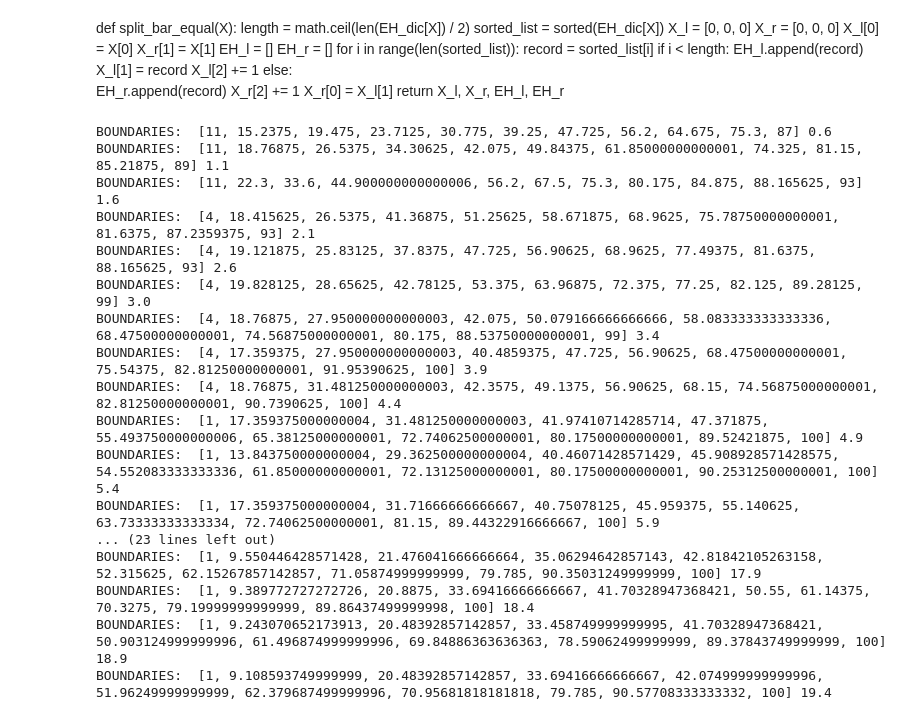
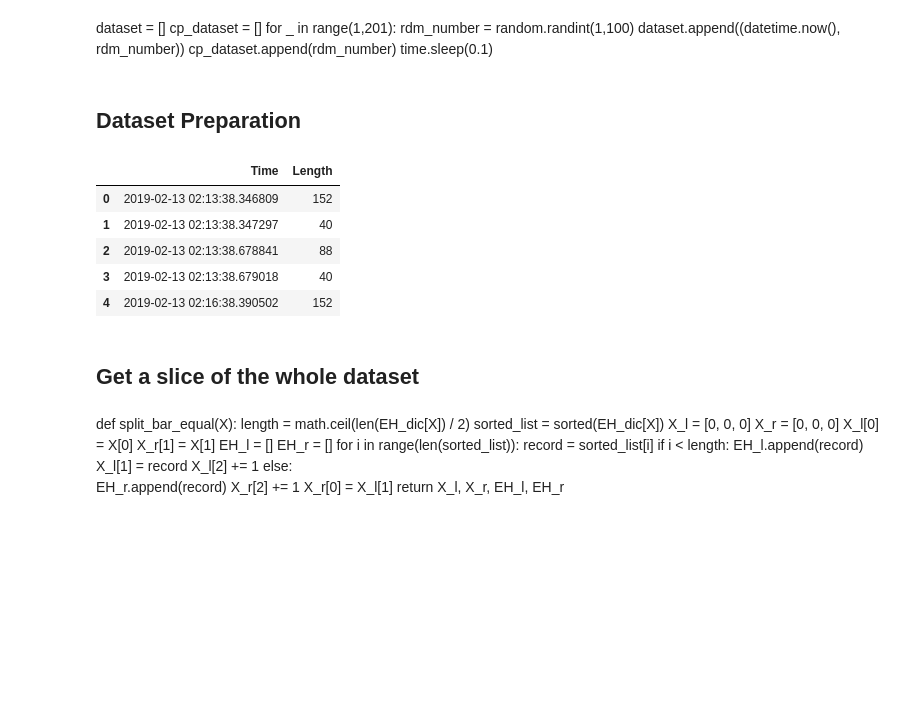
Before and after one commit to Vaggelis-Malandrakis/streaming_sampling, a Jupyter notebook: sampling_notebooks/equi_depth_histograms.ipynb, the cells around one changed output. Cells and saved outputs as stored; diff of their text form; code cells hidden in the pictures; blank space fills up the shorter version.

```diff
--- a/sampling_notebooks/equi_depth_histograms.ipynb
+++ b/sampling_notebooks/equi_depth_histograms.ipynb
@@ -18,0 +11,37 @@ for i in range(1,201):
+# %% [markdown]
+dataset = []
+cp_dataset = []
+for _ in range(1,201):
+    rdm_number = random.randint(1,100)
+    dataset.append((datetime.now(), rdm_number))
+    cp_dataset.append(rdm_number)
+    time.sleep(0.1)
+# %% [markdown]
+## Dataset Preparation
+# %%
+# read dataset
+path = '../dataset/data13to17Feb2018.csv'
+df = pd.read_csv(path, usecols=['Time', 'Source', 'Destination', 'Protocol', 'Length']).dropna()
+
+# keep only the columns that we want
+df = df[['Time', 'Length']]
+
+# transform time column to datetime object
+df['Time']= pd.to_datetime(df['Time'])
+# %%
+# we want to disregard the records which have as date 1970
+df['Year'] = df['Time'].dt.year
+df = df[df['Year'] > 1970]
+df = df[['Time', 'Length']]
+# %%
+# check how the dataset looks like
+df.head()
+# %% [output]
+|  | Time | Length |
+| 0 | 2019-02-13 02:13:38.346809 | 152 |
+| 1 | 2019-02-13 02:13:38.347297 | 40 |
+| 2 | 2019-02-13 02:13:38.678841 | 88 |
+| 3 | 2019-02-13 02:13:38.679018 | 40 |
+| 4 | 2019-02-13 02:16:38.390502 | 152 |
+# %% [markdown]
+## Get a slice of the whole dataset
@@ -348,7 +395,9 @@ maxCoef = 1.7
 Sm = B * p
 W = 0
 
-current_interval = -20
+# current_interval = -20
+current_interval = dataset[0][0]
+iterations = 0
 
 while True:
     if PRINT_FLAG:
@@ -379,7 +428,7 @@ while True:
     if appropriate_bar == -1:
         if PRINT_FLAG:
             print('Should appear only once!')
-        current_interval += 1
+        iterations += 1
         continue
 
     insert_item_to_bar(next_item, appropriate_bar)
@@ -400,30 +449,13 @@ while True:
     # remove expired boxes = values
     W = remove_expired_boxes(current_interval, W)
 
-    if abs(current_interval) % 5 == 0:
+    if iterations % 100 == 0:
+        current_interval = current_interval + pd.Timedelta(seconds=1)
         temp_boundaries, ideal_bucket_size = computeBoundaries()
-        print('BOUNDARIES: ', temp_boundaries, ideal_bucket_size)
+#         print('BOUNDARIES: ', temp_boundaries, ideal_bucket_size)
         boundaries_list.append([temp_boundaries, ideal_bucket_size])
 
-    current_interval += 1
+    iterations += 1
     if PRINT_FLAG:
         print('*********************************************************************************')
         print()
-# %% [output]
-BOUNDARIES:  [11, 15.2375, 19.475, 23.7125, 30.775, 39.25, 47.725, 56.2, 64.675, 75.3, 87] 0.6
-BOUNDARIES:  [11, 18.76875, 26.5375, 34.30625, 42.075, 49.84375, 61.85000000000001, 74.325, 81.15, 85.21875, 89] 1.1
-BOUNDARIES:  [11, 22.3, 33.6, 44.900000000000006, 56.2, 67.5, 75.3, 80.175, 84.875, 88.165625, 93] 1.6
-BOUNDARIES:  [4, 18.415625, 26.5375, 41.36875, 51.25625, 58.671875, 68.9625, 75.78750000000001, 81.6375, 87.2359375, 93] 2.1
-BOUNDARIES:  [4, 19.121875, 25.83125, 37.8375, 47.725, 56.90625, 68.9625, 77.49375, 81.6375, 88.165625, 93] 2.6
-BOUNDARIES:  [4, 19.828125, 28.65625, 42.78125, 53.375, 63.96875, 72.375, 77.25, 82.125, 89.28125, 99] 3.0
-BOUNDARIES:  [4, 18.76875, 27.950000000000003, 42.075, 50.079166666666666, 58.083333333333336, 68.47500000000001, 74.56875000000001, 80.175, 88.53750000000001, 99] 3.4
-BOUNDARIES:  [4, 17.359375, 27.950000000000003, 40.4859375, 47.725, 56.90625, 68.47500000000001, 75.54375, 82.81250000000001, 91.95390625, 100] 3.9
-BOUNDARIES:  [4, 18.76875, 31.481250000000003, 42.3575, 49.1375, 56.90625, 68.15, 74.56875000000001, 82.81250000000001, 90.7390625, 100] 4.4
-BOUNDARIES:  [1, 17.359375000000004, 31.481250000000003, 41.97410714285714, 47.371875, 55.493750000000006, 65.38125000000001, 72.74062500000001, 80.17500000000001, 89.52421875, 100] 4.9
-BOUNDARIES:  [1, 13.843750000000004, 29.362500000000004, 40.46071428571429, 45.908928571428575, 54.552083333333336, 61.85000000000001, 72.13125000000001, 80.17500000000001, 90.25312500000001, 100] 5.4
-BOUNDARIES:  [1, 17.359375000000004, 31.71666666666667, 40.75078125, 45.959375, 55.140625, 63.73333333333334, 72.74062500000001, 81.15, 89.44322916666667, 100] 5.9
-... (23 lines left out)
-BOUNDARIES:  [1, 9.550446428571428, 21.476041666666664, 35.06294642857143, 42.81842105263158, 52.315625, 62.15267857142857, 71.05874999999999, 79.785, 90.35031249999999, 100] 17.9
-BOUNDARIES:  [1, 9.389772727272726, 20.8875, 33.69416666666667, 41.70328947368421, 50.55, 61.14375, 70.3275, 79.19999999999999, 89.86437499999998, 100] 18.4
-BOUNDARIES:  [1, 9.243070652173913, 20.48392857142857, 33.458749999999995, 41.70328947368421, 50.903124999999996, 61.496874999999996, 69.84886363636363, 78.59062499999999, 89.37843749999999, 100] 18.9
-BOUNDARIES:  [1, 9.108593749999999, 20.48392857142857, 33.69416666666667, 42.074999999999996, 51.96249999999999, 62.379687499999996, 70.95681818181818, 79.785, 90.57708333333332, 100] 19.4
```
Also changed, not shown: parts of 13 cells of this notebook, 1 other file.
